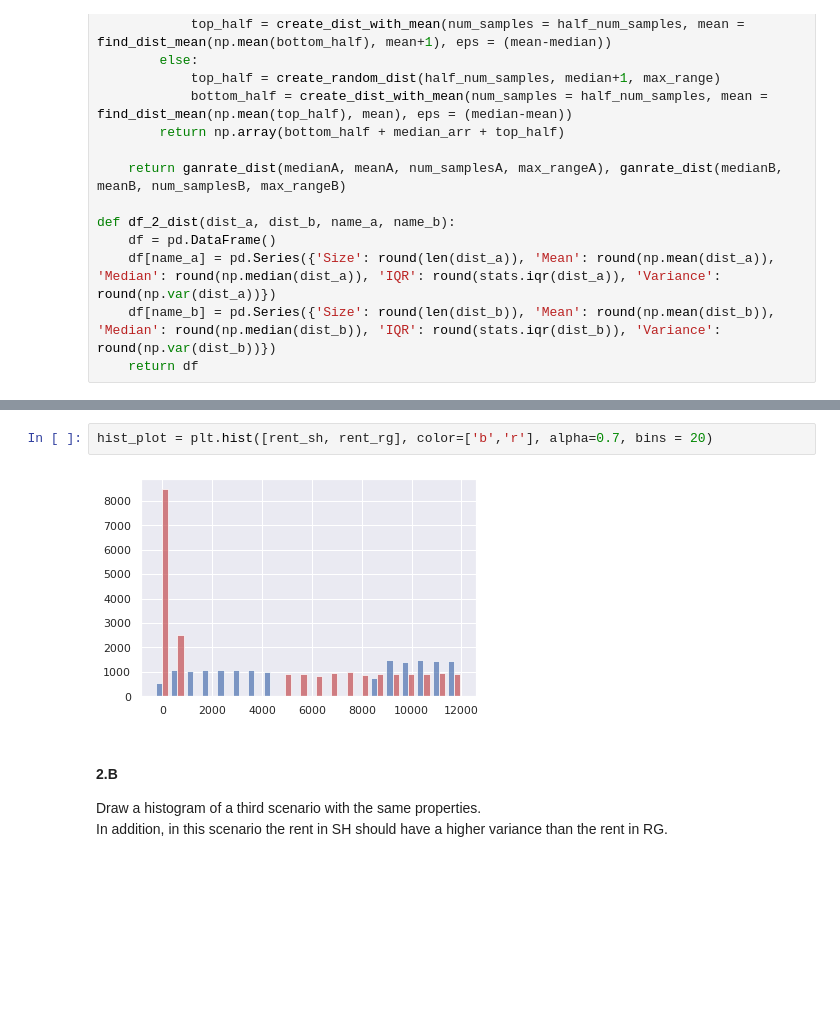
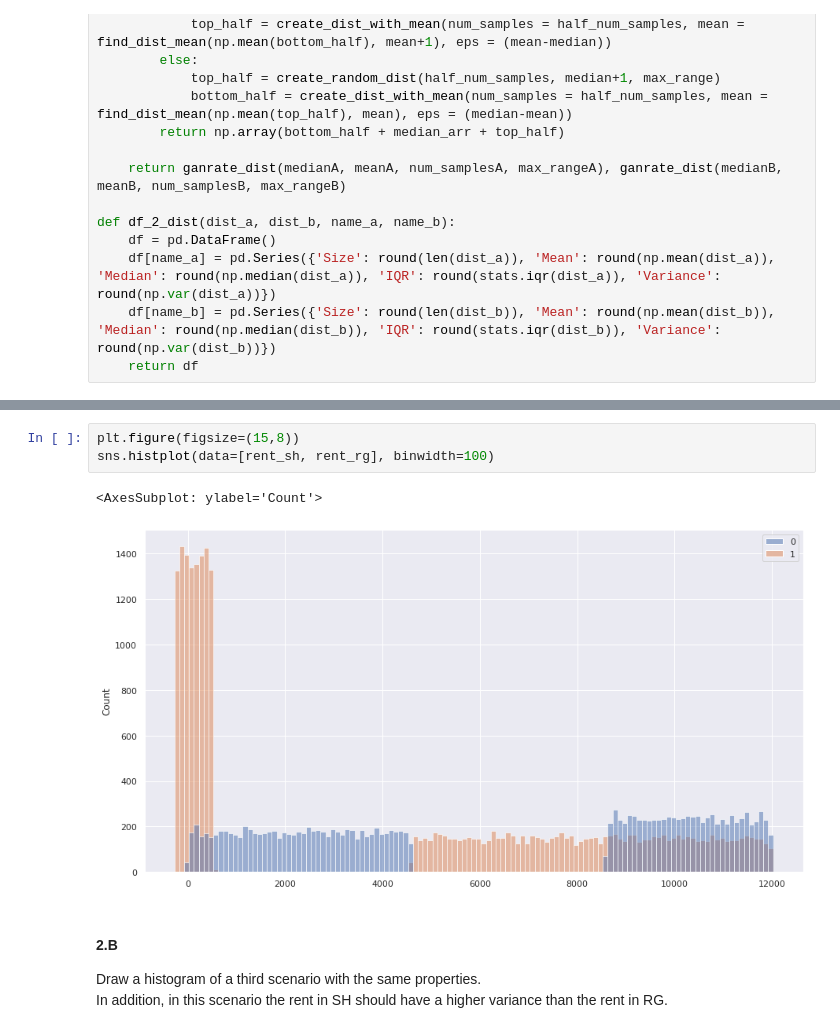
Before and after one commit to ronigold/Statistics_HW, a Jupyter notebook: HW1.ipynb, the cells around one changed output, grey strips where cells are left out. Drawn from its saved outputs; the diff is of its cells as text; blank space fills up the shorter version.

Commit message:
add binwidth

```diff
--- a/HW1.ipynb
+++ b/HW1.ipynb
@@ -202,7 +202,9 @@ df_2_dist(rent_sh, rent_rg, 'Stochastic Heights (Rent)', 'Random Grove (Rent)')
-# %%
-hist_plot = plt.hist([rent_sh, rent_rg], color=['b','r'], alpha=0.7, bins = 20)
-# %% [output]
-[figure, removed]
+# %%
+plt.figure(figsize=(15,8))
+sns.histplot(data=[rent_sh, rent_rg], binwidth=100)
+# %% [output]
+<AxesSubplot: ylabel='Count'>
+[figure, added]
 # %% [markdown]
 #### 2.B
 Draw a histogram of a third scenario with the same properties. <br>
```
Also changed, not shown: parts of 8 cells of this notebook.
